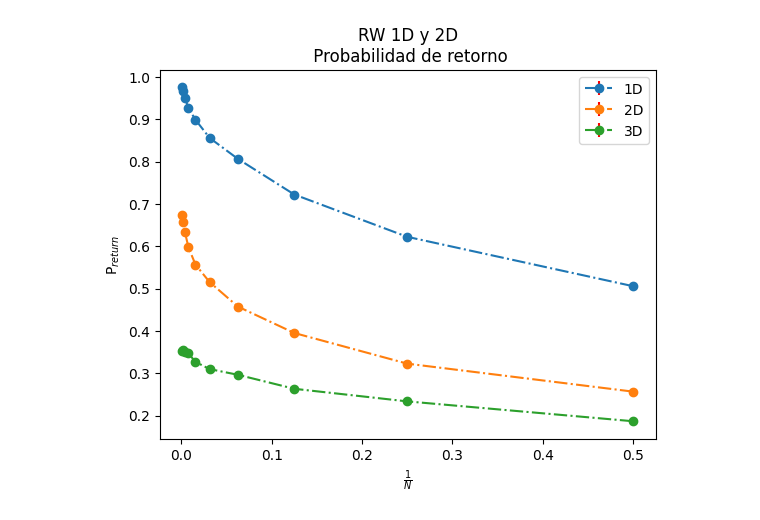
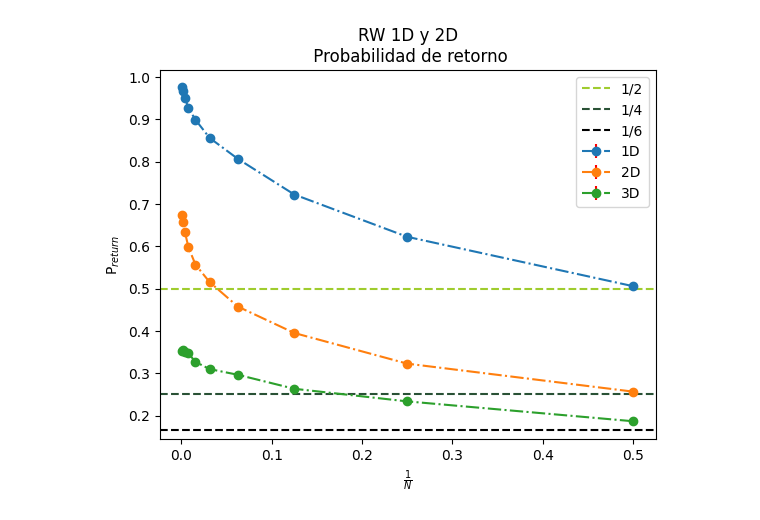
Before and after one commit to SoyAgustin/QF-Path-Integral, a Jupyter notebook: Notebooks_Py/caminante.ipynb, the cells around one changed output. Drawn from its saved outputs; the diff is of its cells as text; code cells hidden in the pictures.

```diff
--- a/Notebooks_Py/caminante.ipynb
+++ b/Notebooks_Py/caminante.ipynb
@@ -5,17 +7,21 @@ import matplotlib.pyplot as plt
 # %%
 df1 = pd.read_csv("Datos/caminante_1d.csv")
 df2 = pd.read_csv("Datos/caminante_2d.csv")
 df3 = pd.read_csv("Datos/caminante_3d.csv")
 
 plt.errorbar(1/df1['n_max'],df1['prob'],yerr=df1["error"],marker="o",ls="-.",ecolor="red",label="1D")
 plt.errorbar(1/df2['n_max'],df2['prob'],yerr=df2["error"],marker="o",ls="-.",ecolor="red",label="2D")
 plt.errorbar(1/df3['n_max'],df3['prob'],yerr=df3["error"],marker="o",ls="-.",ecolor="red",label="3D")
 
+plt.axhline(1/2,ls="--",color="#9FCC2E",label="1/2")
+plt.axhline(1/4,ls="--",color="#295135",label="1/4")
+plt.axhline(1/6,ls="--",color="#000000",label="1/6")
+
 plt.title("RW 1D y 2D\n Probabilidad de retorno")
 plt.xlabel('$\\frac{1}{N}$')
 #plt.xscale("log")
 plt.ylabel('P$_{return}$')
 plt.legend()
 plt.show()
 # %% [output]
-[figure, old version]
+[figure, new version]
```
Also changed, not shown: parts of 7 cells of this notebook, 1 other file.
